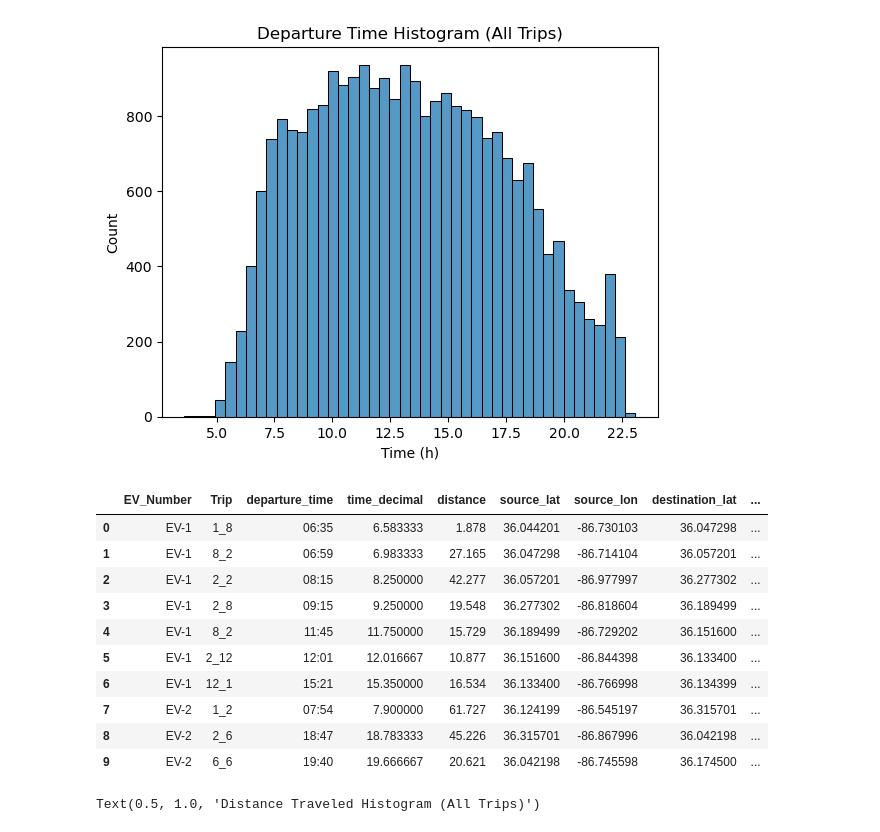
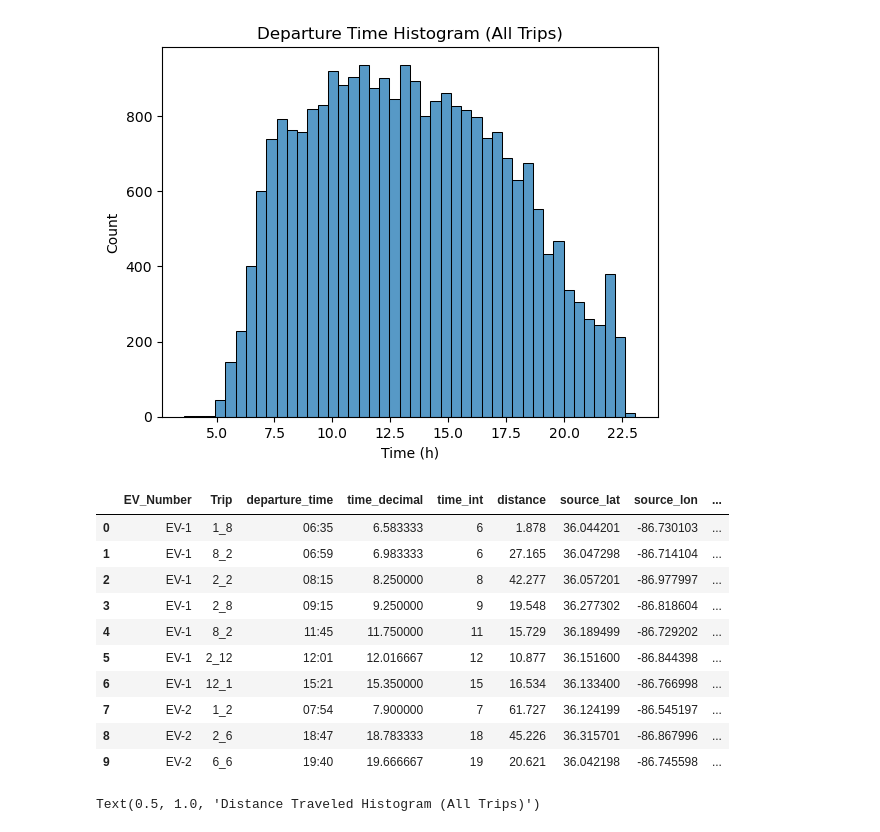
Before and after one commit to ultra-passion-fruit/GAN-EV-Map-Generation, a Jupyter notebook: gan-model.ipynb, the cells around one changed output. Cells and saved outputs as stored; diff of their text form; code cells hidden in the pictures.

Commit message:
24 hours bin and bspline

```diff
--- a/gan-model.ipynb
+++ b/gan-model.ipynb
@@ -62,11 +19,19 @@ for i in range (1,4):
     # 10:00 - 17:00 (Afternoon)
     # 17:00 - 24:00 (Evenning)
 
+# split departure time into separate columns (2) for hours and minutes
+df_time_split = df['departure_time'].str.split(pat=':',expand=True).astype(int)
+
+# converting hour-minute format to float and joining back into one number
+    # int value + 0. decimal value
+time_num_decimal =  df_time_split[0] + df_time_split[1]/60
+
 # put time decimal into pandas dataframe to join back with original
-df_time_decimal = pd.DataFrame({'time_decimal':time_num})
+df_time_decimal = pd.DataFrame({'time_decimal':time_num_decimal})
+df_time_int = pd.DataFrame({'time_int':df_time_split[0]})
 
-# joining new column with time decimal with main dataframe
-df = df.join(df_time_decimal)
+# joining new column with time decimal and int with main dataframe
+df = df.join(df_time_decimal).join(df_time_int)
 # %%
 # histogram
 sns.histplot(df["time_decimal"])
@@ -77,32 +42,32 @@ Text(0.5, 0, 'Time (h)')
 [figure]
 # %%
 # separating dataset with only EV-#, Trip, Departure Time and Decimal Time
-cleaned_df = df[['EV Number', 'Trip', 'departure_time', 'time_decimal', 't_dist']]
+cleaned_df = df[['EV Number', 'Trip', 'departure_time', 'time_decimal', 'time_int', 't_dist']]
 
 # splitting coordinate cells by ',' into separate latitude and longitude columns for source and destination
     # remember to convert into float
 source_df = df['source'].str.split(pat=",", expand=True).astype('float32')
 destination_df = df['destination'].str.split(pat=",", expand=True).astype('float32')
 
 # joining back into separate columns
 cleaned_df = pd.concat([cleaned_df, source_df, destination_df], axis=1)
 
 # renaming columns
-cleaned_df.columns = ['EV_Number', 'Trip','departure_time', 'time_decimal', 'distance', 'source_lat', 'source_lon', 'destination_lat', 'destination_lon']
+cleaned_df.columns = ['EV_Number', 'Trip','departure_time', 'time_decimal', 'time_int', 'distance', 'source_lat', 'source_lon', 'destination_lat', 'destination_lon']
 
 cleaned_df.head(10)
 # %% [output]
-|  | EV_Number | Trip | departure_time | time_decimal | distance | source_lat | source_lon | destination_lat | ... |
-| 0 | EV-1 | 1_8 | 06:35 | 6.583333 | 1.878 | 36.044201 | -86.730103 | 36.047298 | ... |
-| 1 | EV-1 | 8_2 | 06:59 | 6.983333 | 27.165 | 36.047298 | -86.714104 | 36.057201 | ... |
-| 2 | EV-1 | 2_2 | 08:15 | 8.250000 | 42.277 | 36.057201 | -86.977997 | 36.277302 | ... |
-| 3 | EV-1 | 2_8 | 09:15 | 9.250000 | 19.548 | 36.277302 | -86.818604 | 36.189499 | ... |
-| 4 | EV-1 | 8_2 | 11:45 | 11.750000 | 15.729 | 36.189499 | -86.729202 | 36.151600 | ... |
-| 5 | EV-1 | 2_12 | 12:01 | 12.016667 | 10.877 | 36.151600 | -86.844398 | 36.133400 | ... |
-| 6 | EV-1 | 12_1 | 15:21 | 15.350000 | 16.534 | 36.133400 | -86.766998 | 36.134399 | ... |
-| 7 | EV-2 | 1_2 | 07:54 | 7.900000 | 61.727 | 36.124199 | -86.545197 | 36.315701 | ... |
-| 8 | EV-2 | 2_6 | 18:47 | 18.783333 | 45.226 | 36.315701 | -86.867996 | 36.042198 | ... |
-| 9 | EV-2 | 6_6 | 19:40 | 19.666667 | 20.621 | 36.042198 | -86.745598 | 36.174500 | ... |
+|  | EV_Number | Trip | departure_time | time_decimal | time_int | distance | source_lat | source_lon | ... |
+| 0 | EV-1 | 1_8 | 06:35 | 6.583333 | 6 | 1.878 | 36.044201 | -86.730103 | ... |
+| 1 | EV-1 | 8_2 | 06:59 | 6.983333 | 6 | 27.165 | 36.047298 | -86.714104 | ... |
+| 2 | EV-1 | 2_2 | 08:15 | 8.250000 | 8 | 42.277 | 36.057201 | -86.977997 | ... |
+| 3 | EV-1 | 2_8 | 09:15 | 9.250000 | 9 | 19.548 | 36.277302 | -86.818604 | ... |
+| 4 | EV-1 | 8_2 | 11:45 | 11.750000 | 11 | 15.729 | 36.189499 | -86.729202 | ... |
+| 5 | EV-1 | 2_12 | 12:01 | 12.016667 | 12 | 10.877 | 36.151600 | -86.844398 | ... |
+| 6 | EV-1 | 12_1 | 15:21 | 15.350000 | 15 | 16.534 | 36.133400 | -86.766998 | ... |
+| 7 | EV-2 | 1_2 | 07:54 | 7.900000 | 7 | 61.727 | 36.124199 | -86.545197 | ... |
+| 8 | EV-2 | 2_6 | 18:47 | 18.783333 | 18 | 45.226 | 36.315701 | -86.867996 | ... |
+| 9 | EV-2 | 6_6 | 19:40 | 19.666667 | 19 | 20.621 | 36.042198 | -86.745598 | ... |
 # %%
 sns.histplot(cleaned_df["distance"])
 plt.title("Distance Traveled Histogram (All Trips)")
```
Also changed, not shown: parts of 35 cells of this notebook, 1 other file.
